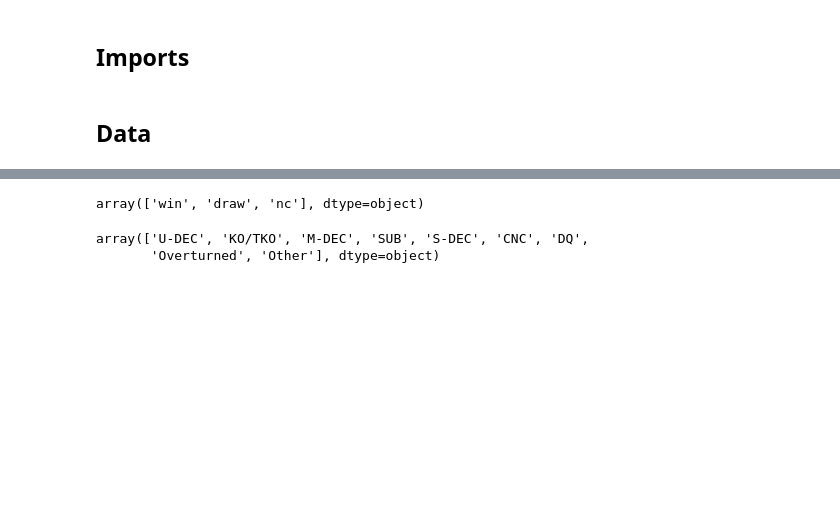
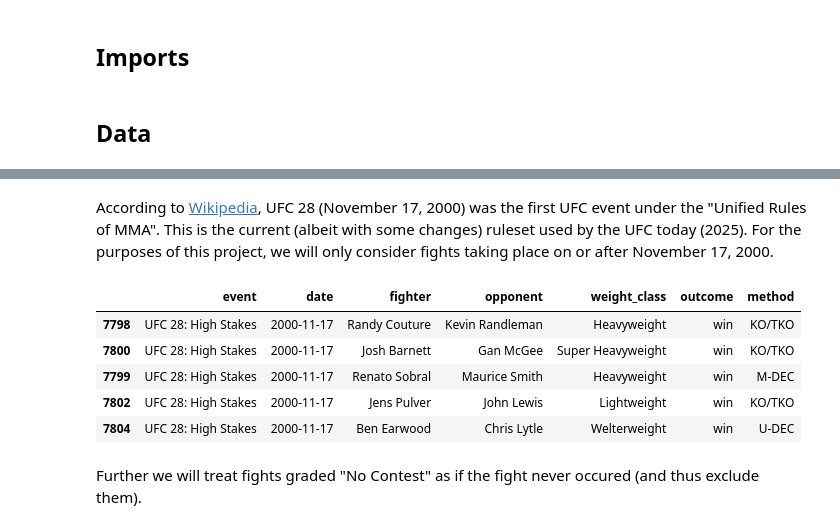
Before and after one commit to kliuc/ufc-glicko-2, a Jupyter notebook: optimization.ipynb, the cells around one changed output, grey strips where cells are left out. Saved outputs shown, nothing was run; the diff lists cells and outputs as text; code cells hidden in the pictures; blank space fills up the shorter version.

```diff
--- a/optimization.ipynb
+++ b/optimization.ipynb
@@ -23,9 +24,16 @@ fights_df.head()
+# %% [markdown]
+According to [Wikipedia](https://en.wikipedia.org/wiki/Ultimate_Fighting_Championship), UFC 28 (November 17, 2000) was the first UFC event under the "Unified Rules of MMA". This is the current (albeit with some changes) ruleset used by the UFC today (2025). For the purposes of this project, we will only consider fights taking place on or after November 17, 2000.
+# %%
+fights_df = fights_df[fights_df['date'] >= datetime(2000, 11, 17)]
+fights_df.head()
+# %% [output]
+|  | event | date | fighter | opponent | weight_class | outcome | method |
+| 7798 | UFC 28: High Stakes | 2000-11-17 | Randy Couture | Kevin Randleman | Heavyweight | win | KO/TKO |
+| 7800 | UFC 28: High Stakes | 2000-11-17 | Josh Barnett | Gan McGee | Super Heavyweight | win | KO/TKO |
+| 7799 | UFC 28: High Stakes | 2000-11-17 | Renato Sobral | Maurice Smith | Heavyweight | win | M-DEC |
+| 7802 | UFC 28: High Stakes | 2000-11-17 | Jens Pulver | John Lewis | Lightweight | win | KO/TKO |
+| 7804 | UFC 28: High Stakes | 2000-11-17 | Ben Earwood | Chris Lytle | Welterweight | win | U-DEC |
+# %% [markdown]
+Further we will treat fights graded "No Contest" as if the fight never occured (and thus exclude them).
 # %%
-fights_df['outcome'].unique()
+fights_df = fights_df[fights_df['outcome'] != 'nc']
-# %% [output]
-array(['win', 'draw', 'nc'], dtype=object)
-# %%
-fights_df['method'].unique()
-# %% [output]
-array(['U-DEC', 'KO/TKO', 'M-DEC', 'SUB', 'S-DEC', 'CNC', 'DQ',
-       'Overturned', 'Other'], dtype=object)
```
Also changed, not shown: parts of 12 cells of this notebook, 2 other files.
